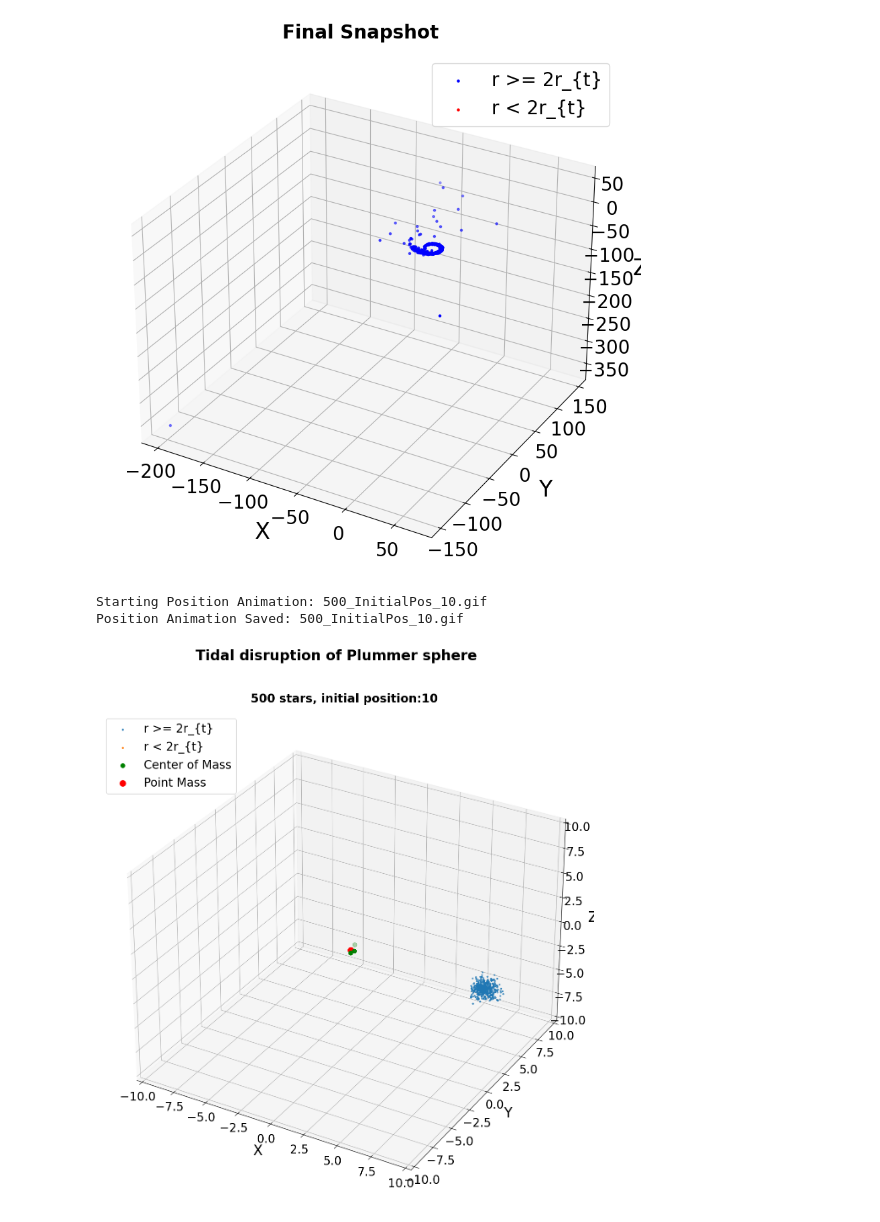
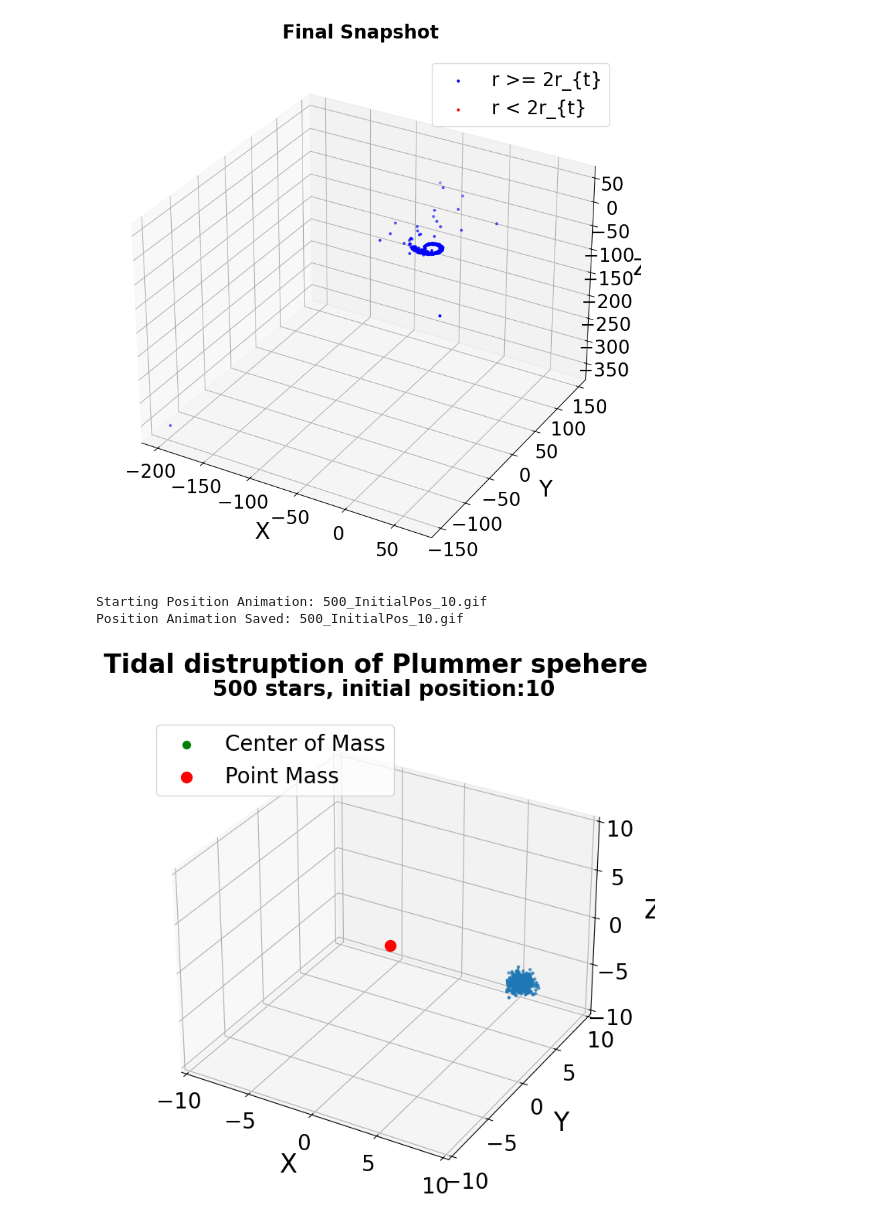
Before and after one commit to Berto70/pod_compastro23, a Jupyter notebook: project/project_v1.ipynb, the cells around one changed output. Cells and saved outputs as stored; diff of their text form; code cells hidden in the pictures.

Commit message:
reverted the fleg array

```diff
--- a/project/project_v1.ipynb
+++ b/project/project_v1.ipynb
@@ -201,11 +182,10 @@ ax.legend()
 ### downsampling
 m = 1
 
-pos_array_plot = pos_array.copy()[::m]
-flag_array_plot = flag_array.copy()[::m] #the copy is useful to not overwrite pos_array (otherwise you would need to rerun the integration, we don't want that)
+pos_array_plot = pos_array.copy()[::m] #the copy is useful to not overwrite pos_array (otherwise you would need to rerun the integration, we don't want that)
 pos_com_array_plot = pos_com_array.copy()[::m]
 
-fig = plt.figure(figsize=(15,15))
+fig = plt.figure(figsize=(8,8))
 ax = fig.add_subplot(projection='3d')
 plt.rcParams['font.size'] = '16'
 plt.rcParams['lines.linewidth'] = '4'
@@ -237,8 +217,8 @@ frames = np.concatenate([
 ])
 
 
-# ax.scatter(pos_array_plot[0][:, 0],pos_array_plot[0][:, 1], pos_array_plot[0][:, 2], s=5)
-# ax.scatter(pos_com_array_plot[0, 0], pos_com_array_plot[0, 1], pos_com_array_plot[0, 2], s=50, c='g', label='Center of Mass')
+ax.scatter(pos_array_plot[0][:, 0],pos_array_plot[0][:, 1], pos_array_plot[0][:, 2], s=5)
+ax.scatter(pos_com_array_plot[0, 0], pos_com_array_plot[0, 1], pos_com_array_plot[0, 2], s=50, c='g', label='Center of Mass')
 ax.scatter(xs = 0, ys = 0, zs = 0, s=100, c='r', label='Point Mass')
 ax.set_xlim(-initial_position, initial_position)
 ax.set_ylim(-initial_position, initial_position)
@@ -246,36 +226,33 @@ ax.set_zlim(-initial_position, initial_position)
 ax.set_title(f'{N} stars, initial position:{initial_position}')
 ax.legend(loc='upper left')
 
 
 def update_pos(frame):
     ax.clear()
 
-    # Scatter plot for each category
-    ax.scatter(pos_array_plot[frame][flag_array[frame] == 0, 0], pos_array_plot[frame][flag_array[frame] == 0, 1], pos_array_plot[frame][flag_array[frame] == 0, 2], color='tab:blue', s=5, label='r >= 2r_{t}')
-    ax.scatter(pos_array_plot[frame][flag_array[frame] != 0, 0], pos_array_plot[frame][flag_array[frame] != 0, 1], pos_array_plot[frame][flag_array[frame] != 0, 2], color='tab:orange', s=5, label='r < 2r_{t}')
-
+    ax.scatter(pos_array_plot[frame][:, 0],pos_array_plot[frame][:, 1], pos_array_plot[frame][:, 2], s=5)
     ax.scatter(pos_com_array_plot[frame, 0], pos_com_array_plot[frame, 1], pos_com_array_plot[frame, 2], s=50, c='g', label='Center of Mass')
     ax.scatter(xs = 0, ys = 0, zs = 0, s=100, c='r', label='Point Mass')
     ax.set_xlim(-initial_position, initial_position)
     ax.set_ylim(-initial_position, initial_position)
     ax.set_zlim(-initial_position, initial_position)
 
     ax.set_xlabel('X')
     ax.set_ylabel('Y')
     ax.set_zlabel('Z')
     ax.set_title(f'{N} stars, initial position:{initial_position}')
     ax.legend(loc='upper left')
 
-    fig.suptitle(f'Tidal disruption of Plummer sphere',
+    fig.suptitle(f'Tidal distruption of Plummer spehere',
                  fontsize=24, fontweight='600')
 
 print(f"Starting Position Animation: {N}_InitialPos_{initial_position}.gif ")
 
 gif_pos = animation.FuncAnimation(fig=fig, func=update_pos, frames=frames, interval=10)
 gif_pos.save(f"./gif/Galaxy_FoR/{N}_InitialPos_{initial_position}.gif", writer="pillow")
 
 print(f"Position Animation Saved: {N}_InitialPos_{initial_position}.gif")
 # %% [output]
 Starting Position Animation: 500_InitialPos_10.gif
 Position Animation Saved: 500_InitialPos_10.gif
-[figure, old version]
+[figure, new version]
```
Also changed, not shown: parts of 3 cells of this notebook.
